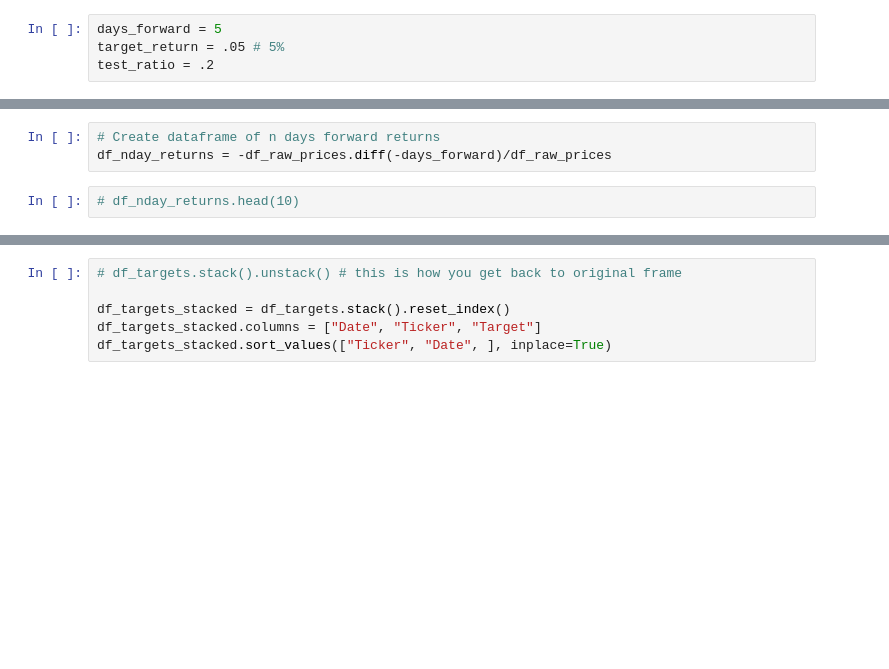
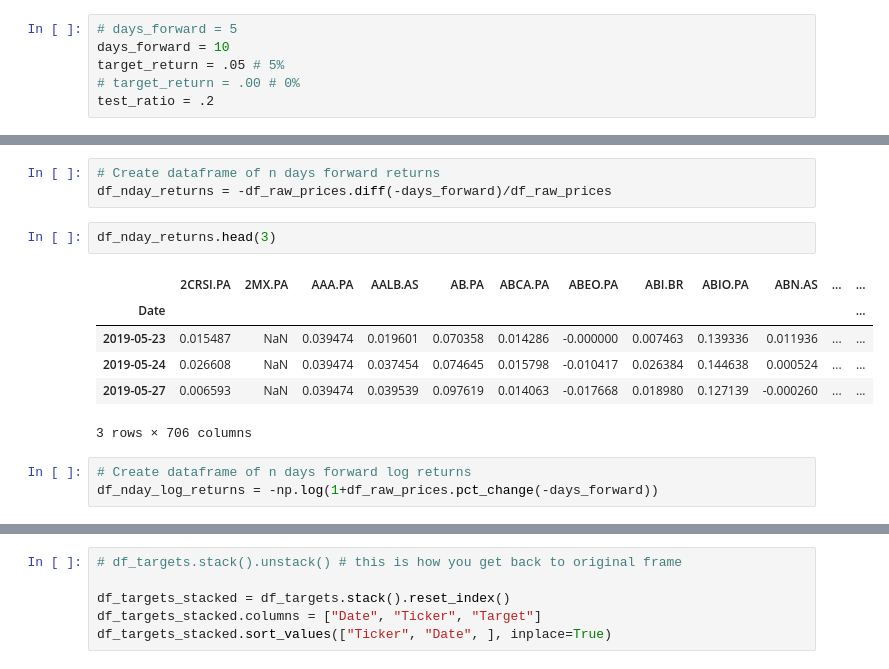
Before and after one commit to cdignam8304/euronext-stocks, a Jupyter notebook: notebooks/analysis.ipynb, the cells around one changed output, grey strips where cells are left out. Drawn from its saved outputs; the diff is of its cells as text; blank space fills up the shorter version.

```diff
--- a/notebooks/analysis.ipynb
+++ b/notebooks/analysis.ipynb
@@ -963,8 +1043,10 @@ e.g. Price on t = 100, price on t + 1week = 103, (103/100)-1 = 3%, if n% = 2% th
 # %% [markdown]
 #### Parameters
 # %%
-days_forward = 5
+# days_forward = 5
+days_forward = 10
 target_return = .05 # 5%
+# target_return = .00 # 0%
 test_ratio = .2
 # %% [markdown]
 #### Create labeled dataset
@@ -973,5 +1055,15 @@ test_ratio = .2
 # %%
 # Create dataframe of n days forward returns
 df_nday_returns = -df_raw_prices.diff(-days_forward)/df_raw_prices
-# %%
-# df_nday_returns.head(10)
+# %%
+df_nday_returns.head(3)
+# %% [output]
+|  | 2CRSI.PA | 2MX.PA | AAA.PA | AALB.AS | AB.PA | ABCA.PA | ABEO.PA | ABI.BR | ABIO.PA | ABN.AS | ... | ... |
+| Date |  |  |  |  |  |  |  |  |  |  |  | ... |
+| 2019-05-23 | 0.015487 | NaN | 0.039474 | 0.019601 | 0.070358 | 0.014286 | -0.000000 | 0.007463 | 0.139336 | 0.011936 | ... | ... |
+| 2019-05-24 | 0.026608 | NaN | 0.039474 | 0.037454 | 0.074645 | 0.015798 | -0.010417 | 0.026384 | 0.144638 | 0.000524 | ... | ... |
+| 2019-05-27 | 0.006593 | NaN | 0.039474 | 0.039539 | 0.097619 | 0.014063 | -0.017668 | 0.018980 | 0.127139 | -0.000260 | ... | ... |
+3 rows × 706 columns
+# %%
+# Create dataframe of n days forward log returns
+df_nday_log_returns = -np.log(1+df_raw_prices.pct_change(-days_forward))
```
Also changed, not shown: parts of 105 cells of this notebook, 1 other file.
